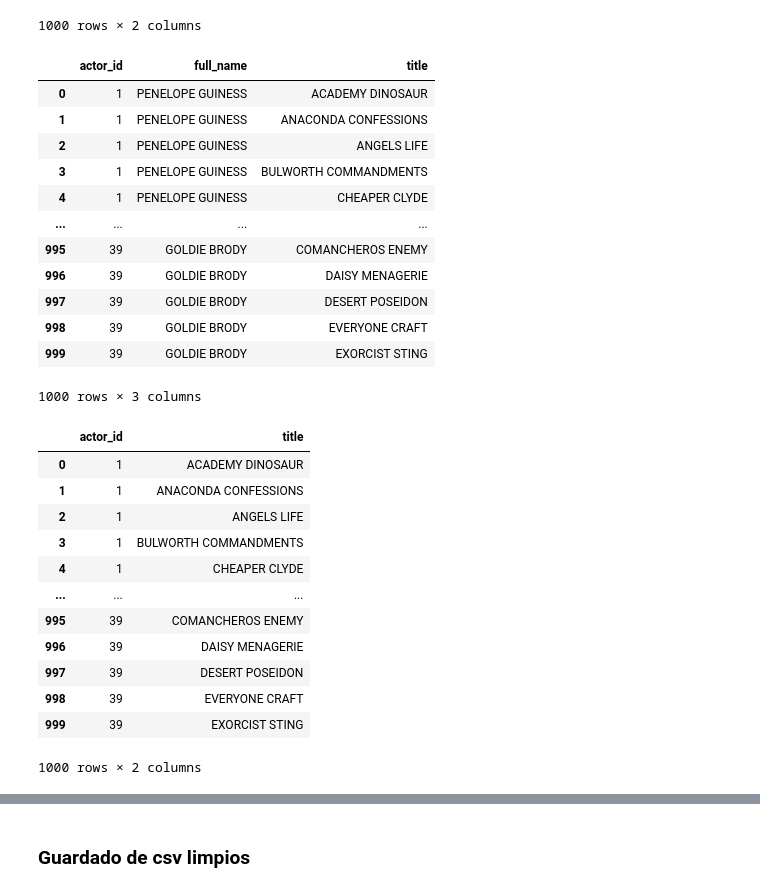
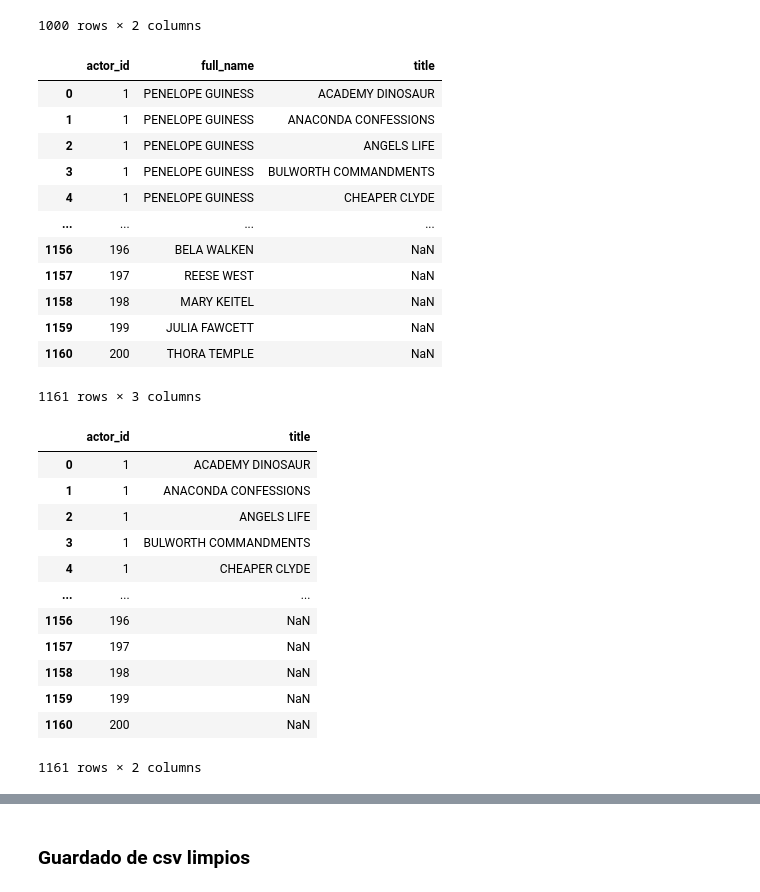
Before and after one commit to Blanca95/MySQL_proyect, a Jupyter notebook: notebook/limpieza_creacion_csv.ipynb, the cells around one changed output, grey strips where cells are left out. Saved outputs shown, nothing was run; the diff lists cells and outputs as text; code cells hidden in the pictures.

```diff
--- a/notebook/limpieza_creacion_csv.ipynb
+++ b/notebook/limpieza_creacion_csv.ipynb
@@ -608,22 +678,22 @@ reparto
 | 999 | EXORCIST STING | GOLDIE BRODY |
 1000 rows × 2 columns
 # %%
-new_reparto1=pd.merge(actores, reparto, on='full_name', how='inner')
+new_reparto1=pd.merge(actores, reparto, on='full_name', how='left')
 new_reparto1
 # %% [output]
 |  | actor_id | full_name | title |
 | 0 | 1 | PENELOPE GUINESS | ACADEMY DINOSAUR |
 | 1 | 1 | PENELOPE GUINESS | ANACONDA CONFESSIONS |
 | 2 | 1 | PENELOPE GUINESS | ANGELS LIFE |
 | 3 | 1 | PENELOPE GUINESS | BULWORTH COMMANDMENTS |
 | 4 | 1 | PENELOPE GUINESS | CHEAPER CLYDE |
 | ... | ... | ... | ... |
-| 995 | 39 | GOLDIE BRODY | COMANCHEROS ENEMY |
-| 996 | 39 | GOLDIE BRODY | DAISY MENAGERIE |
-| 997 | 39 | GOLDIE BRODY | DESERT POSEIDON |
-| 998 | 39 | GOLDIE BRODY | EVERYONE CRAFT |
-| 999 | 39 | GOLDIE BRODY | EXORCIST STING |
+| 1156 | 196 | BELA WALKEN | NaN |
+| 1157 | 197 | REESE WEST | NaN |
+| 1158 | 198 | MARY KEITEL | NaN |
+| 1159 | 199 | JULIA FAWCETT | NaN |
+| 1160 | 200 | THORA TEMPLE | NaN |
-1000 rows × 3 columns
+1161 rows × 3 columns
 # %%
 new_reparto1.drop('full_name', axis=1, inplace=True)
 new_reparto1
@@ -635,10 +705,10 @@ new_reparto1
 | 3 | 1 | BULWORTH COMMANDMENTS |
 | 4 | 1 | CHEAPER CLYDE |
 | ... | ... | ... |
-| 995 | 39 | COMANCHEROS ENEMY |
-| 996 | 39 | DAISY MENAGERIE |
-| 997 | 39 | DESERT POSEIDON |
-| 998 | 39 | EVERYONE CRAFT |
-| 999 | 39 | EXORCIST STING |
+| 1156 | 196 | NaN |
+| 1157 | 197 | NaN |
+| 1158 | 198 | NaN |
+| 1159 | 199 | NaN |
+| 1160 | 200 | NaN |
-1000 rows × 2 columns
+1161 rows × 2 columns
 # %%
```
Also changed, not shown: parts of 23 cells of this notebook, 3 other files.
